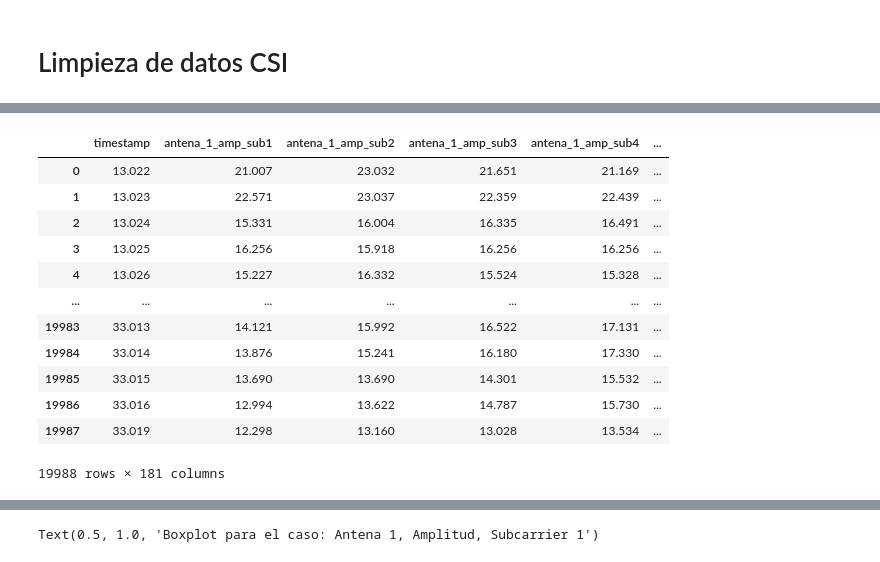
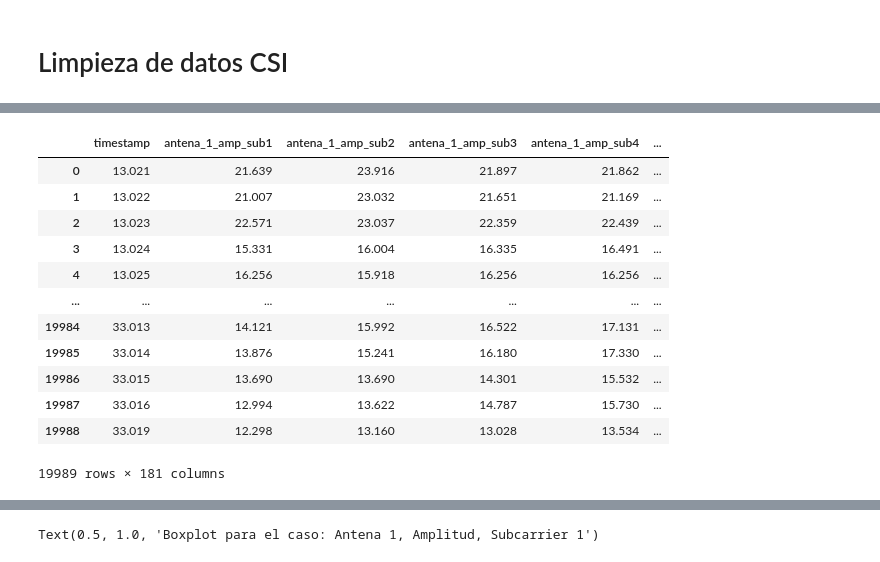
Before and after one commit to RevanTIE/WIFIALR, a Jupyter notebook: CSI_preprocesamiento.ipynb, the cells around one changed output, grey strips where cells are left out. Cells and saved outputs as stored; diff of their text form; code cells hidden in the pictures.

```diff
--- a/CSI_preprocesamiento.ipynb
+++ b/CSI_preprocesamiento.ipynb
@@ -17,19 +52,18 @@ csv_col_list = csv_cols["Column_Names"].tolist()
 # %%
-csv2 = pd.read_csv(csv_data, header=0, names = csv_col_list)
+read_data_h = pd.read_csv(csv_data, names= csv_col_list)
+read_data_h
+# %% [output]
+|  | timestamp | antena_1_amp_sub1 | antena_1_amp_sub2 | antena_1_amp_sub3 | antena_1_amp_sub4 | ... |
+| 0 | 13.021 | 21.639 | 23.916 | 21.897 | 21.862 | ... |
+| 1 | 13.022 | 21.007 | 23.032 | 21.651 | 21.169 | ... |
+| 2 | 13.023 | 22.571 | 23.037 | 22.359 | 22.439 | ... |
+| 3 | 13.024 | 15.331 | 16.004 | 16.335 | 16.491 | ... |
+| 4 | 13.025 | 16.256 | 15.918 | 16.256 | 16.256 | ... |
+| ... | ... | ... | ... | ... | ... | ... |
+| 19984 | 33.013 | 14.121 | 15.992 | 16.522 | 17.131 | ... |
+| 19985 | 33.014 | 13.876 | 15.241 | 16.180 | 17.330 | ... |
+| 19986 | 33.015 | 13.690 | 13.690 | 14.301 | 15.532 | ... |
+| 19987 | 33.016 | 12.994 | 13.622 | 14.787 | 15.730 | ... |
+| 19988 | 33.019 | 12.298 | 13.160 | 13.028 | 13.534 | ... |
+19989 rows × 181 columns
-# %%
-csv2
-# %% [output]
-|  | timestamp | antena_1_amp_sub1 | antena_1_amp_sub2 | antena_1_amp_sub3 | antena_1_amp_sub4 | ... |
-| 0 | 13.022 | 21.007 | 23.032 | 21.651 | 21.169 | ... |
-| 1 | 13.023 | 22.571 | 23.037 | 22.359 | 22.439 | ... |
-| 2 | 13.024 | 15.331 | 16.004 | 16.335 | 16.491 | ... |
-| 3 | 13.025 | 16.256 | 15.918 | 16.256 | 16.256 | ... |
-| 4 | 13.026 | 15.227 | 16.332 | 15.524 | 15.328 | ... |
-| ... | ... | ... | ... | ... | ... | ... |
-| 19983 | 33.013 | 14.121 | 15.992 | 16.522 | 17.131 | ... |
-| 19984 | 33.014 | 13.876 | 15.241 | 16.180 | 17.330 | ... |
-| 19985 | 33.015 | 13.690 | 13.690 | 14.301 | 15.532 | ... |
-| 19986 | 33.016 | 12.994 | 13.622 | 14.787 | 15.730 | ... |
-| 19987 | 33.019 | 12.298 | 13.160 | 13.028 | 13.534 | ... |
-19988 rows × 181 columns
 # %%
```
Also changed, not shown: parts of 18 cells of this notebook.
